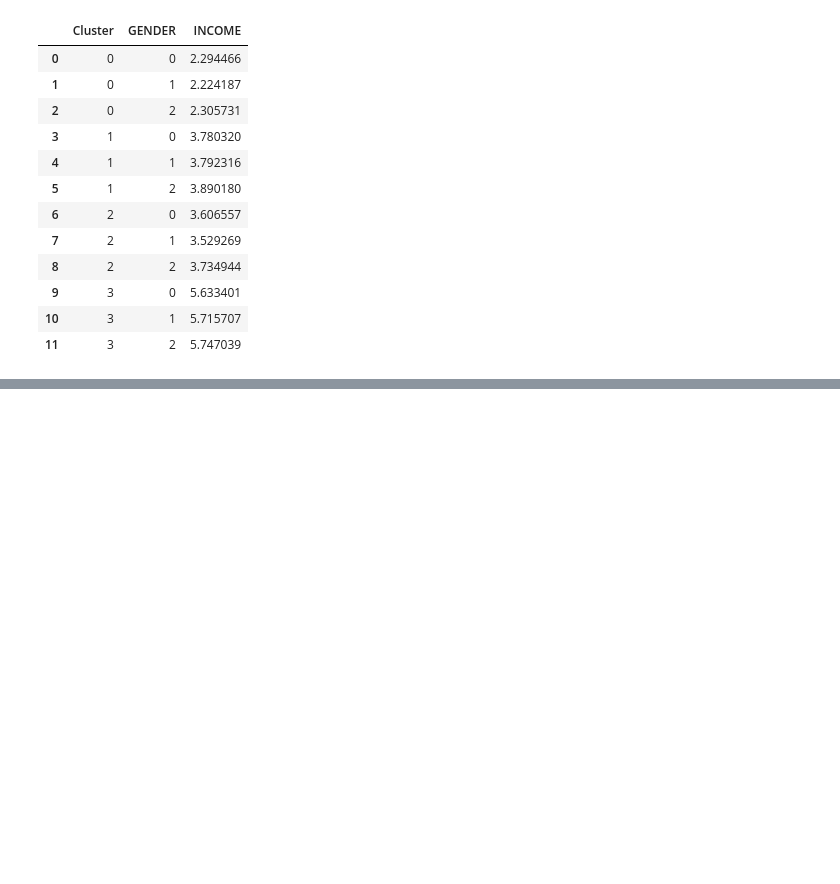
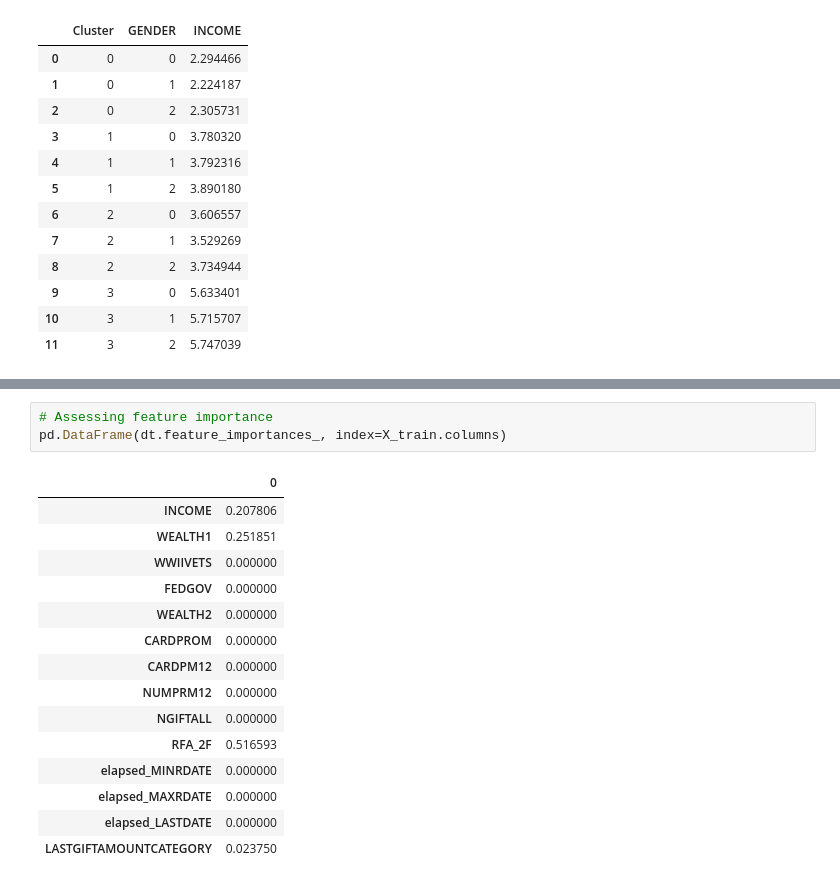
Before and after one commit to felipe-costa/MADS, a Jupyter notebook: Data Minning/Project_v2/3-Profilling_v1.0.ipynb, the cells around one changed output, grey strips where cells are left out. Cells and saved outputs as stored; diff of their text form; blank space fills up the shorter version.

```diff
--- a/Data Minning/Project_v2/3-Profilling_v1.0.ipynb
+++ b/Data Minning/Project_v2/3-Profilling_v1.0.ipynb
@@ -277,0 +309,19 @@ avg_tmp
+# %%
+# Assessing feature importance
+pd.DataFrame(dt.feature_importances_, index=X_train.columns)
+# %% [output]
+|  | 0 |
+| INCOME | 0.207806 |
+| WEALTH1 | 0.251851 |
+| WWIIVETS | 0.000000 |
+| FEDGOV | 0.000000 |
+| WEALTH2 | 0.000000 |
+| CARDPROM | 0.000000 |
+| CARDPM12 | 0.000000 |
+| NUMPRM12 | 0.000000 |
+| NGIFTALL | 0.000000 |
+| RFA_2F | 0.516593 |
+| elapsed_MINRDATE | 0.000000 |
+| elapsed_MAXRDATE | 0.000000 |
+| elapsed_LASTDATE | 0.000000 |
+| LASTGIFTAMOUNTCATEGORY | 0.023750 |
```
Also changed, not shown: parts of 4 cells of this notebook, 1 other file.
